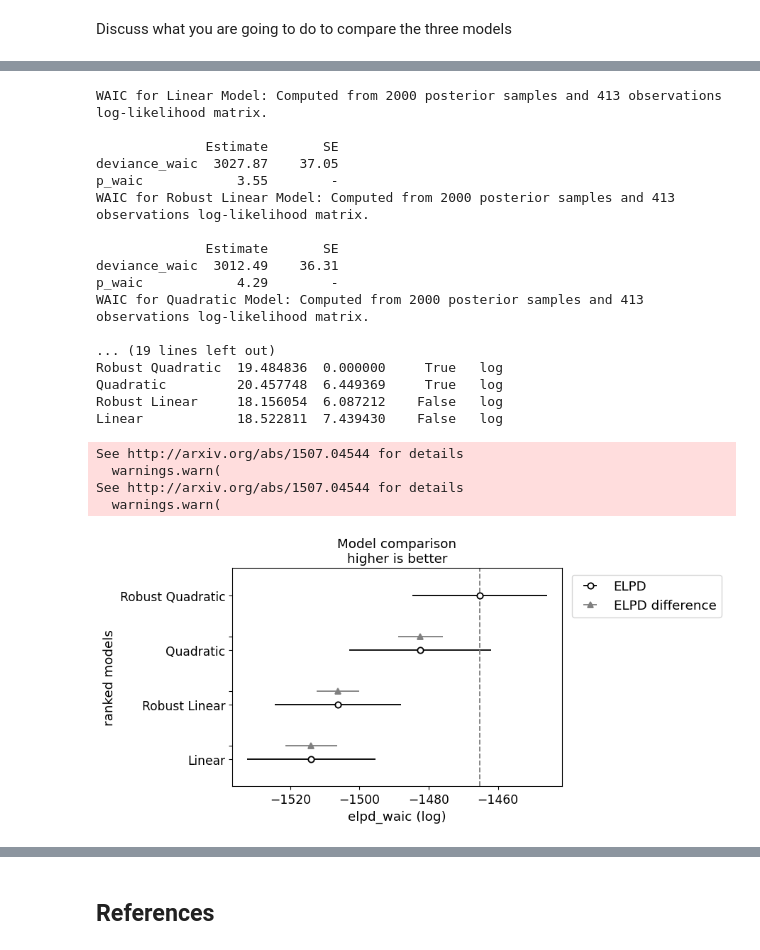
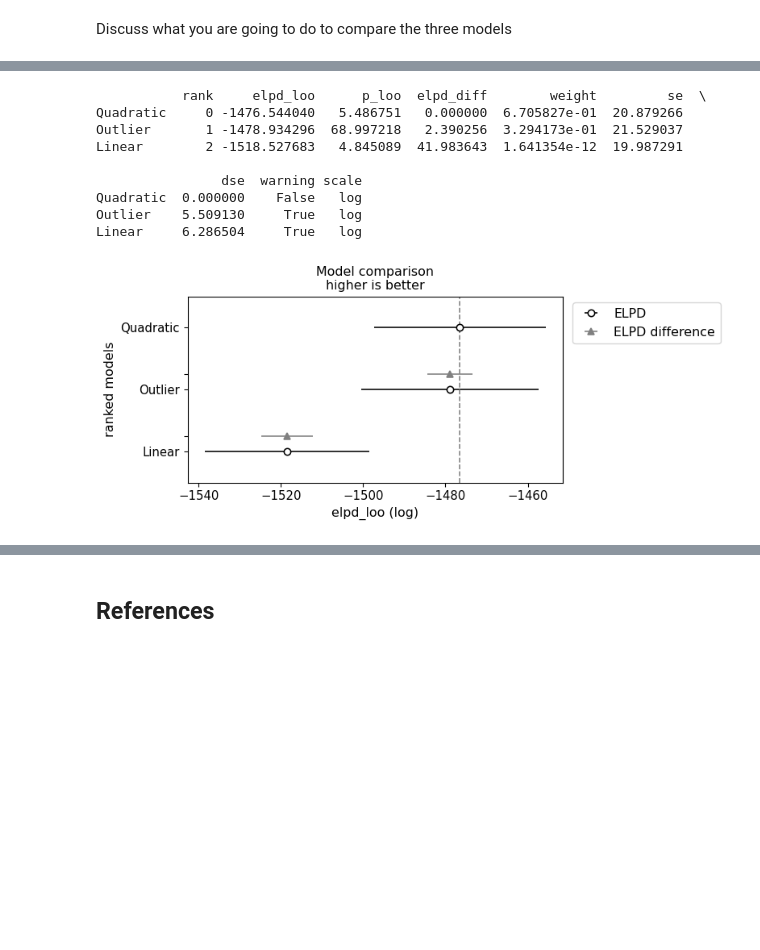
Before and after one commit to MacBeth-M/CS146-Project-1---Linear-Regression, a Jupyter notebook: CS146LinearRegression.ipynb, the cells around one changed output, grey strips where cells are left out. Saved outputs shown, nothing was run; the diff lists cells and outputs as text; code cells hidden in the pictures; blank space fills up the shorter version.

```diff
--- a/CS146LinearRegression.ipynb
+++ b/CS146LinearRegression.ipynb
@@ -429,0 +244,22 @@ plt.show()
+# %%
+# Quadratic Model using Student's T distribution
+with pm.Model() as quadratic_model:
+    # Priors
+    a = pm.Uniform('a', lower = 0, upper = 100)
+    b = pm.Normal('b', mu = 0, sigma = 10)
+    c = pm.Normal('c', mu = 0, sigma = 10)  # quadratic term coefficient
+    nu = pm.HalfNormal('nu', sigma = 30)  # degrees of freedom for Student's T
+    sigma = pm.Uniform('sigma', 0, 30)
+
+    # Data
+    x = pm.MutableData('x', real_estate['X3 distance to the nearest MRT station'])
+    y = pm.MutableData('y', real_estate['Y house price of unit area'])
+
+    # Regression Mean (Quadratic function)
+    mu = a + b * x + c * x**2
+
+    # Likelihood using Student's T distribution
+    pm.StudentT('likelihood', nu = nu, mu = mu, sigma = sigma, observed = y)
+
+    # Sampling
+    quadratic_trace = pm.sample(tune = 1000, draws = 1000, chains = 4)
@@ -596,43 +479,24 @@ Linear            18.522811  9.148414    False   log
 # %%
-# Print WAIC for each model
-print("WAIC for Linear Model:", waic_linear)
-print("WAIC for Robust Linear Model:", waic_robust_linear)
-print("WAIC for Quadratic Model:", waic_quadratic)
-print("WAIC for Robust Quadratic Model:", waic_robust_quadratic)
+# Compare the models using arviz.compare
+comparison_loo = az.compare({
+    'Linear': linear_trace,
+    'Quadratic': quadratic_trace,
+    'Outlier': outlier_trace
+}, ic='loo')
 
-# Compare the models using arviz.compare
-comparison = az.compare({
-    'Linear': linear_trace,
-    'Robust Linear': robust_linear_trace,
-    'Quadratic': trace_quadratic,
-    'Robust Quadratic': robust_quadratic_trace,
-}, ic='waic')
-
-print(comparison)
+print(comparison_loo)
 
 # Visualizing the comparison
-az.plot_compare(comparison)
+az.plot_compare(comparison_loo)
 plt.show()
 # %% [output]
-WAIC for Linear Model: Computed from 2000 posterior samples and 413 observations log-likelihood matrix.
+           rank     elpd_loo      p_loo  elpd_diff        weight         se  \
+Quadratic     0 -1476.544040   5.486751   0.000000  6.705827e-01  20.879266
+Outlier       1 -1478.934296  68.997218   2.390256  3.294173e-01  21.529037
+Linear        2 -1518.527683   4.845089  41.983643  1.641354e-12  19.987291
 
-              Estimate       SE
-deviance_waic  3027.87    37.05
-p_waic            3.55        -
-WAIC for Robust Linear Model: Computed from 2000 posterior samples and 413 observations log-likelihood matrix.
-
-              Estimate       SE
-deviance_waic  3012.49    36.31
-p_waic            4.29        -
-WAIC for Quadratic Model: Computed from 2000 posterior samples and 413 observations log-likelihood matrix.
-
-... (19 lines left out)
-Robust Quadratic  19.484836  0.000000     True   log
-Quadratic         20.457748  6.449369     True   log
-Robust Linear     18.156054  6.087212    False   log
-Linear            18.522811  7.439430    False   log
+                dse  warning scale
+Quadratic  0.000000    False   log
+Outlier    5.509130     True   log
+Linear     6.286504     True   log
-See http://arxiv.org/abs/1507.04544 for details
-  warnings.warn(
-See http://arxiv.org/abs/1507.04544 for details
-  warnings.warn(
-[figure, old version]
+[figure, new version]
```
Also changed, not shown: parts of 67 cells of this notebook, 2 other files.
